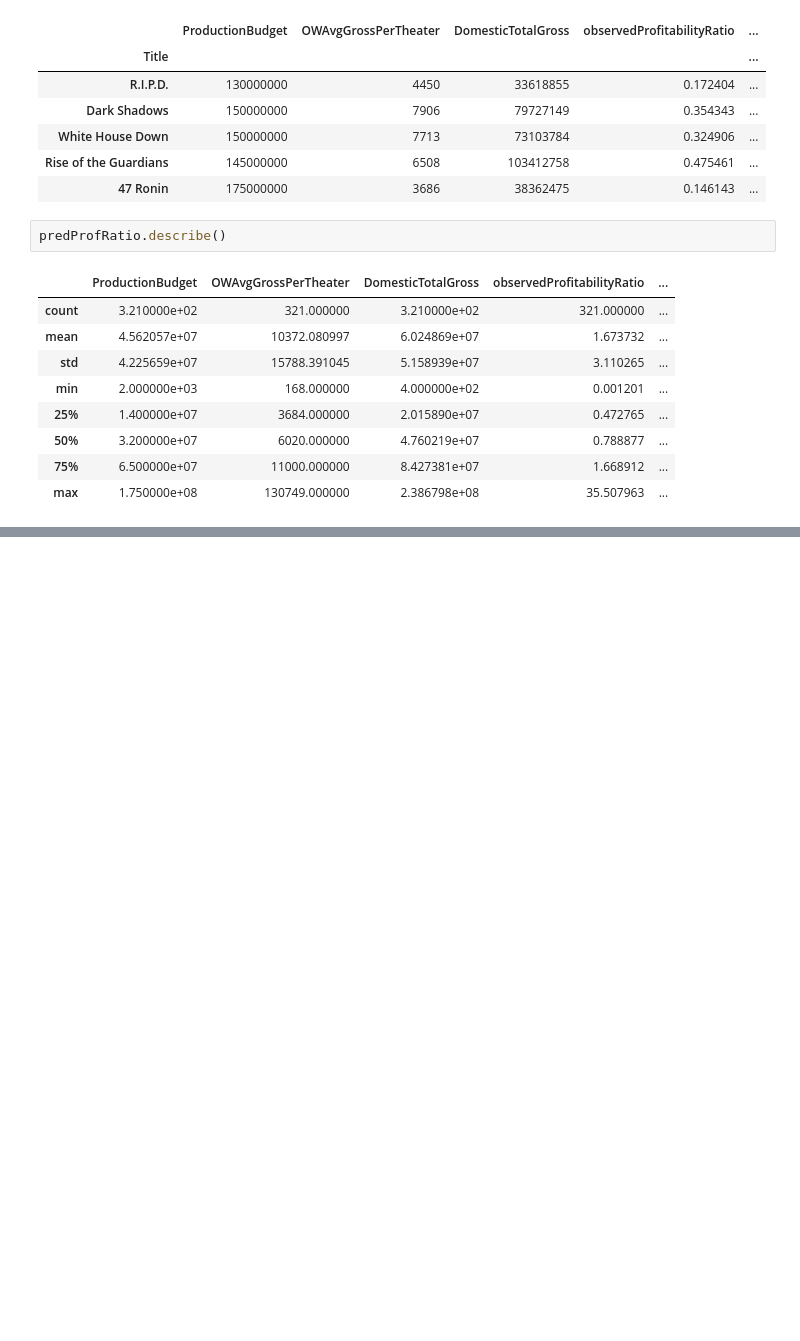
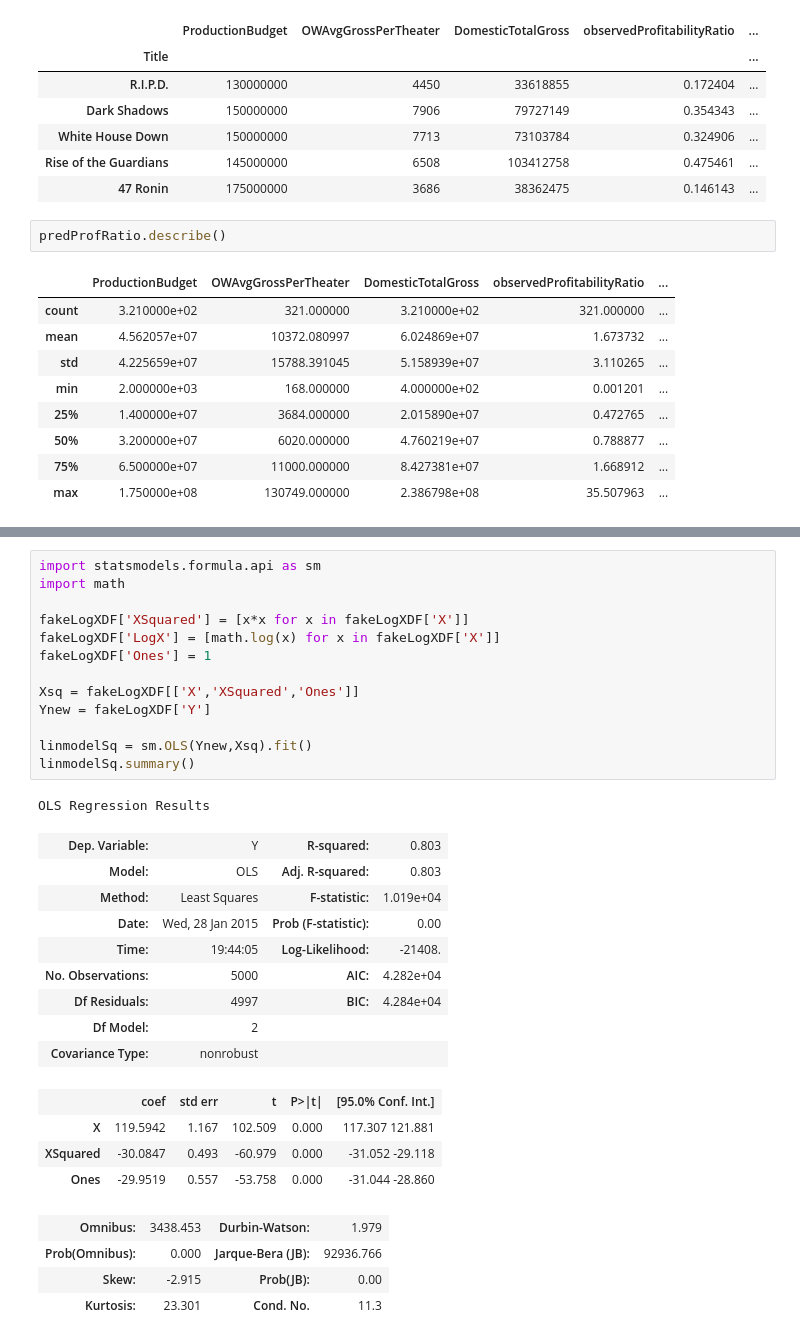
Before and after one commit to fdurant/linres_challenges, a Jupyter notebook: linear_regression_challenges_2.ipynb, the cells around one changed output, grey strips where cells are left out. Cells and saved outputs as stored; diff of their text form; blank space fills up the shorter version.

```diff
--- a/linear_regression_challenges_2.ipynb
+++ b/linear_regression_challenges_2.ipynb
@@ -314,0 +342,32 @@ Here's what we can learn so far from the current model:
+# %%
+import statsmodels.formula.api as sm
+import math
+
+fakeLogXDF['XSquared'] = [x*x for x in fakeLogXDF['X']]
+fakeLogXDF['LogX'] = [math.log(x) for x in fakeLogXDF['X']]
+fakeLogXDF['Ones'] = 1
+
+Xsq = fakeLogXDF[['X','XSquared','Ones']]
+Ynew = fakeLogXDF['Y']
+
+linmodelSq = sm.OLS(Ynew,Xsq).fit()
+linmodelSq.summary()
+# %% [output]
+OLS Regression Results
+| Dep. Variable: | Y | R-squared: | 0.803 |
+| Model: | OLS | Adj. R-squared: | 0.803 |
+| Method: | Least Squares | F-statistic: | 1.019e+04 |
+| Date: | Wed, 28 Jan 2015 | Prob (F-statistic): | 0.00 |
+| Time: | 19:44:05 | Log-Likelihood: | -21408. |
+| No. Observations: | 5000 | AIC: | 4.282e+04 |
+| Df Residuals: | 4997 | BIC: | 4.284e+04 |
+| Df Model: | 2 |  |  |
+| Covariance Type: | nonrobust |  |  |
+|  | coef | std err | t | P>|t| | [95.0% Conf. Int.] |
+| X | 119.5942 | 1.167 | 102.509 | 0.000 | 117.307 121.881 |
+| XSquared | -30.0847 | 0.493 | -60.979 | 0.000 | -31.052 -29.118 |
+| Ones | -29.9519 | 0.557 | -53.758 | 0.000 | -31.044 -28.860 |
+| Omnibus: | 3438.453 | Durbin-Watson: | 1.979 |
+| Prob(Omnibus): | 0.000 | Jarque-Bera (JB): | 92936.766 |
+| Skew: | -2.915 | Prob(JB): | 0.00 |
+| Kurtosis: | 23.301 | Cond. No. | 11.3 |
```
Also changed, not shown: parts of 7 cells of this notebook.
